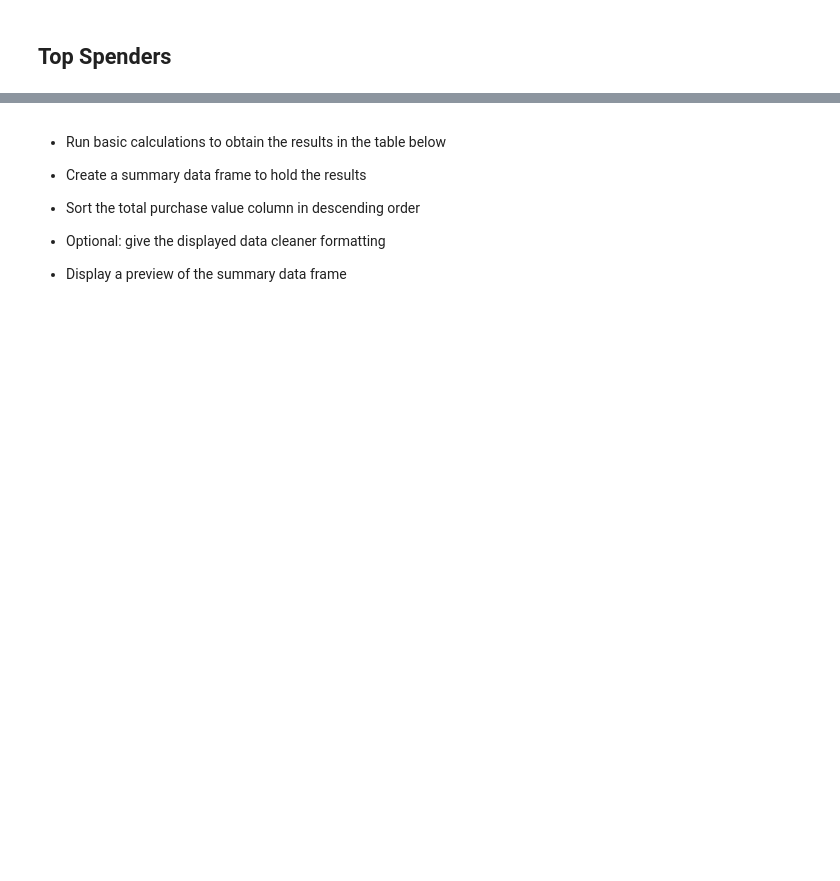
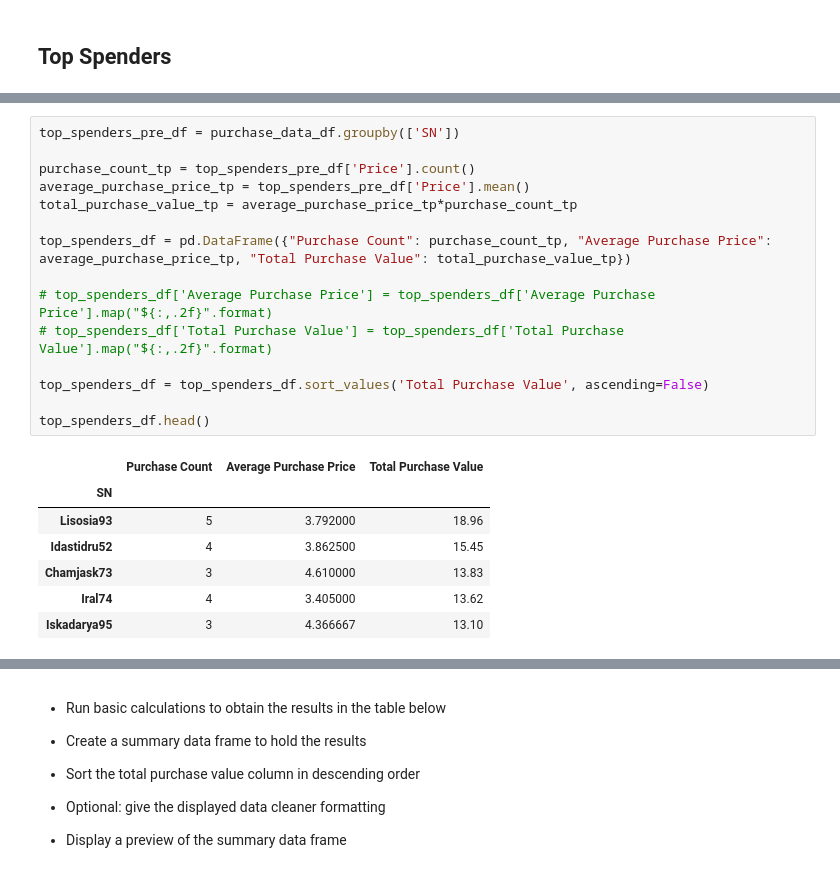
Before and after one commit to nairshanker/pandas-challenge, a Jupyter notebook: HeroesOfPymoli/HeroesOfPymoli_starter.ipynb, the cells around one changed output, grey strips where cells are left out. Saved outputs shown, nothing was run; the diff lists cells and outputs as text; blank space fills up the shorter version.

```diff
--- a/HeroesOfPymoli/HeroesOfPymoli_starter.ipynb
+++ b/HeroesOfPymoli/HeroesOfPymoli_starter.ipynb
@@ -354,0 +418,23 @@ purch_analy_age_df
+# %%
+top_spenders_pre_df = purchase_data_df.groupby(['SN'])
+
+purchase_count_tp = top_spenders_pre_df['Price'].count()
+average_purchase_price_tp = top_spenders_pre_df['Price'].mean()
+total_purchase_value_tp = average_purchase_price_tp*purchase_count_tp
+
+top_spenders_df = pd.DataFrame({"Purchase Count": purchase_count_tp, "Average Purchase Price": average_purchase_price_tp, "Total Purchase Value": total_purchase_value_tp})
+
+# top_spenders_df['Average Purchase Price'] = top_spenders_df['Average Purchase Price'].map("${:,.2f}".format)
+# top_spenders_df['Total Purchase Value'] = top_spenders_df['Total Purchase Value'].map("${:,.2f}".format)
+
+top_spenders_df = top_spenders_df.sort_values('Total Purchase Value', ascending=False)
+
+top_spenders_df.head()
+# %% [output]
+|  | Purchase Count | Average Purchase Price | Total Purchase Value |
+| SN |  |  |  |
+| Lisosia93 | 5 | 3.792000 | 18.96 |
+| Idastidru52 | 4 | 3.862500 | 15.45 |
+| Chamjask73 | 3 | 4.610000 | 13.83 |
+| Iral74 | 4 | 3.405000 | 13.62 |
+| Iskadarya95 | 3 | 4.366667 | 13.10 |
```
Also changed, not shown: parts of 33 cells of this notebook.
